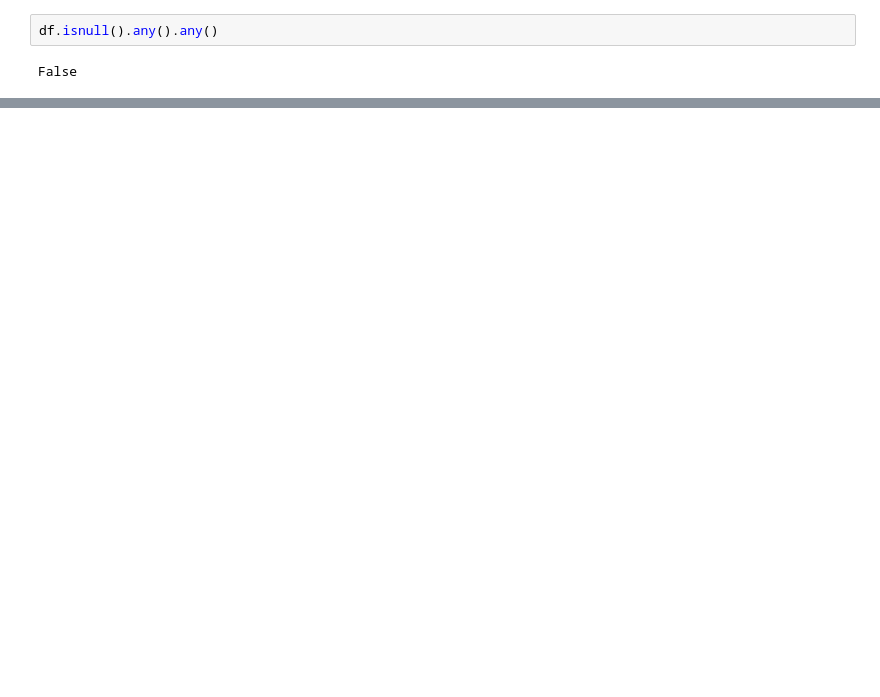
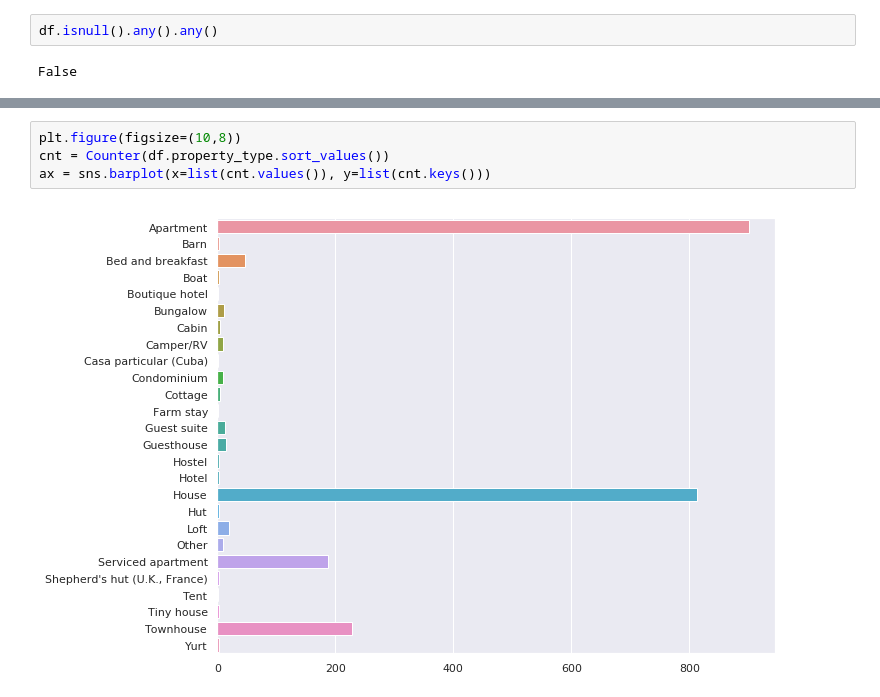
Before and after one commit to dathpo/Airbnb_Property_Type_Prediction_-_Machine_Learning, a Jupyter notebook: main.ipynb, the cells around one changed output, grey strips where cells are left out. Saved outputs shown, nothing was run; the diff lists cells and outputs as text; blank space fills up the shorter version.

```diff
--- a/main.ipynb
+++ b/main.ipynb
@@ -176,3 +229,9 @@ False
+# %%
+plt.figure(figsize=(10,8))
+cnt = Counter(df.property_type.sort_values())
+ax = sns.barplot(x=list(cnt.values()), y=list(cnt.keys()))
+# %% [output]
+[figure, added]
 # %%
 df.dtypes
 # %% [output]
```
Also changed, not shown: parts of 51 cells of this notebook, 6 other files.
